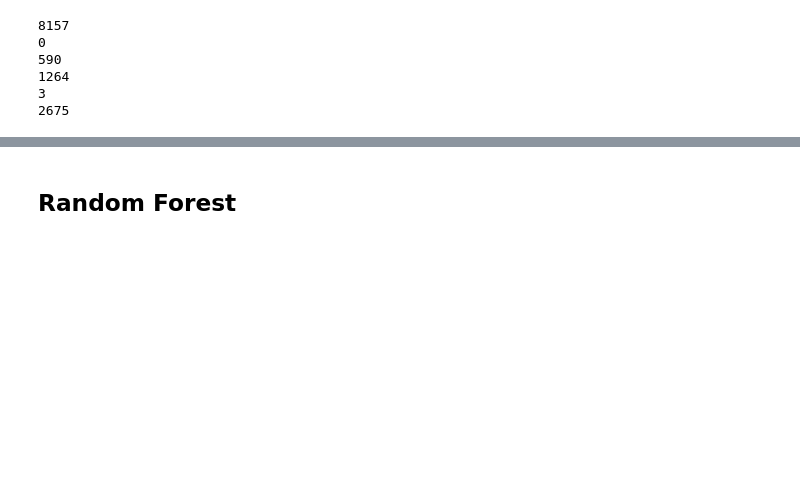
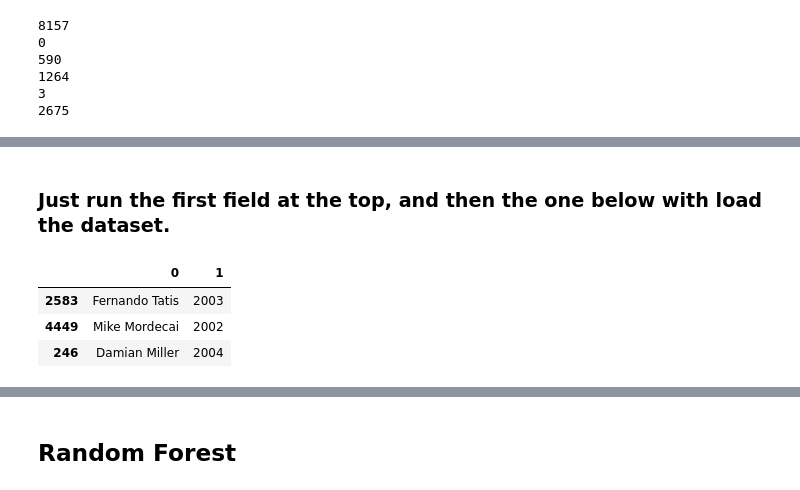
Before and after one commit to mtmoncur/baseball_data, a Jupyter notebook: Basic Model.ipynb, the cells around one changed output, grey strips where cells are left out. Cells and saved outputs as stored; diff of their text form; code cells hidden in the pictures; blank space fills up the shorter version.

Commit message:
precomputed dataframe for windows

```diff
--- a/Basic Model.ipynb
+++ b/Basic Model.ipynb
@@ -238,13 +310,26 @@ p.sort_values(by=['playerid','Season'])
+# %% [markdown]
+### Just run the first field at the top, and then the one below with load the dataset.
+# %%
+#p.to_csv('combined_cleaned.csv')
+p = pd.read_csv('combined_cleaned.csv')
 # %%
 df1 = []
 by_player = p.groupby('playerid')
 
 #loop through, player by player
 for g in by_player.groups:
     one_p = by_player.get_group(g)
-    for year in one_p.Seasons.unique():
+    for year in one_p.Season.unique():
         df1.append([one_p.Name.values[0],year])
 df1 = pd.DataFrame(df1)
+
+df1.sample(3)
+## finish coding here
+# %% [output]
+|  | 0 | 1 |
+| 2583 | Fernando Tatis | 2003 |
+| 4449 | Mike Mordecai | 2002 |
+| 246 | Damian Miller | 2004 |
 # %%
 for col in ['P', 'SP', 'RP', 'FD', 'C']:
     if col in p.columns:
```
Also changed, not shown: parts of 34 cells of this notebook, 1 other file.
